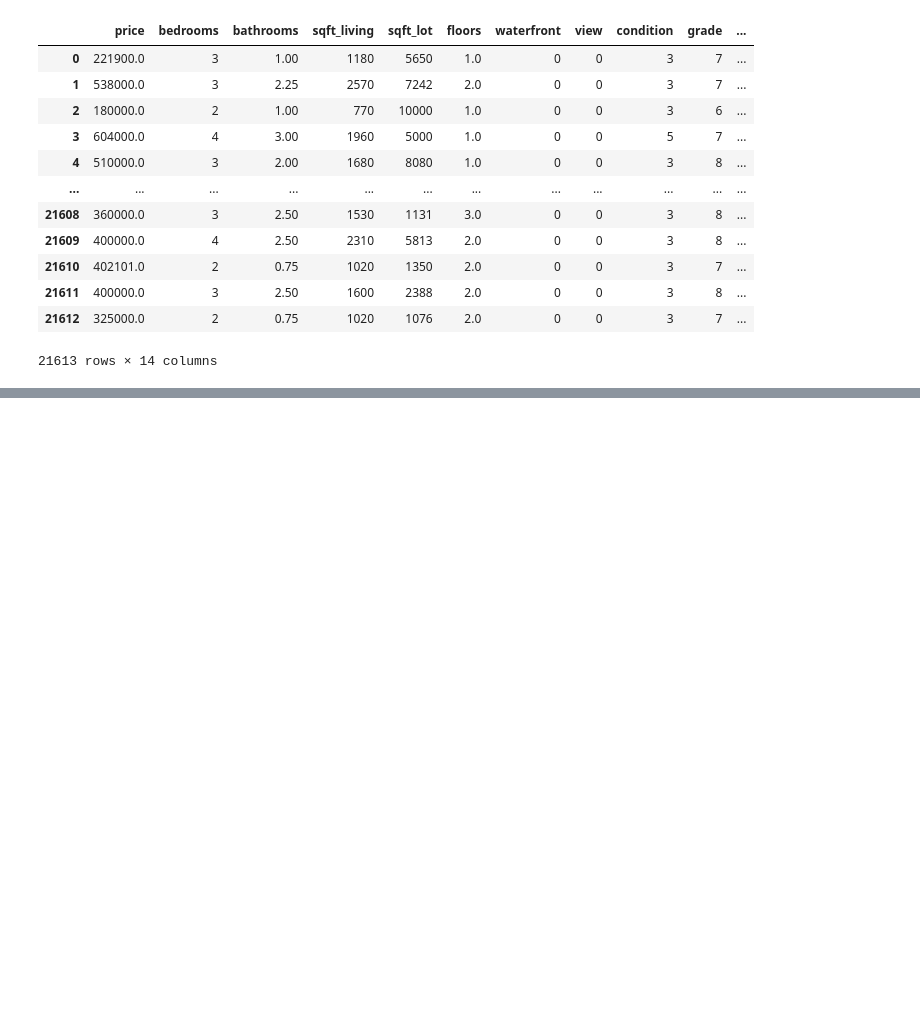
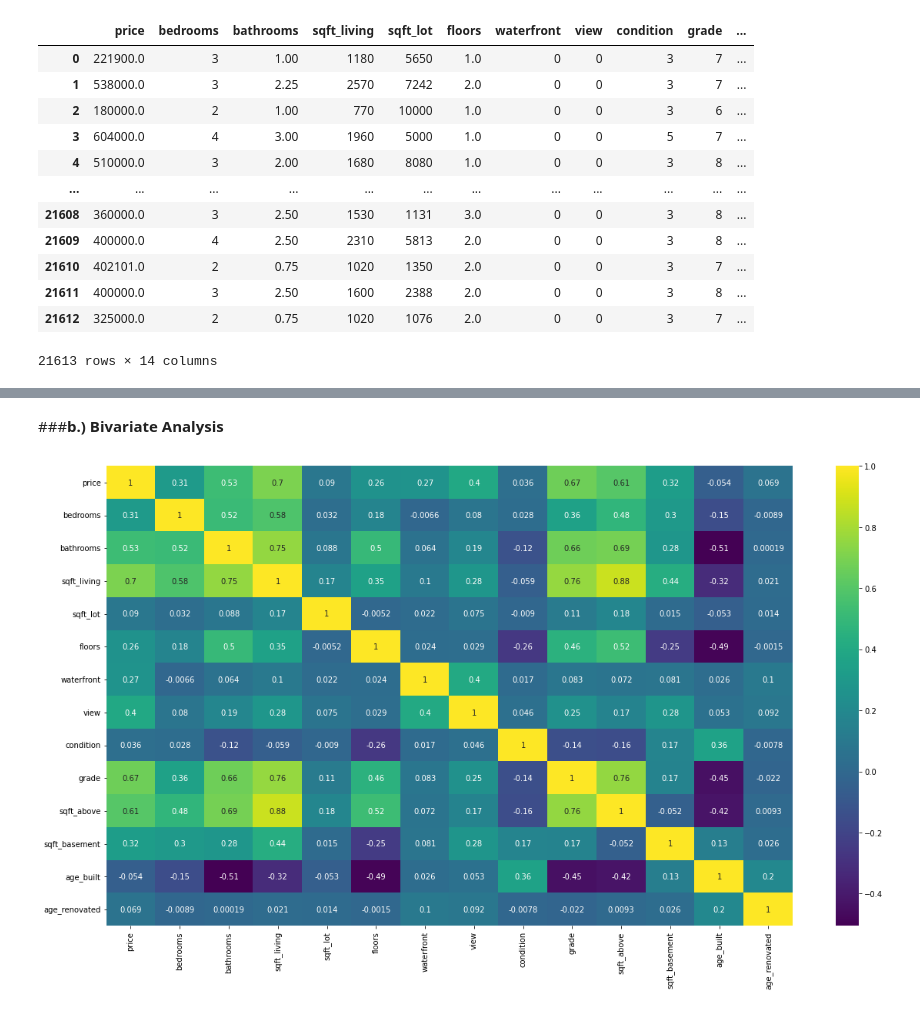
Before and after one commit to kipsangchepesa/Core12_moduleII-IP, a Jupyter notebook: Moringa_Data_Science_core12_ModuleII_W2_Independent_Project_2021_11_Kipsang_Nicholas_Machine_Learning_.ipynb, the cells around one changed output, grey strips where cells are left out. Saved outputs shown, nothing was run; the diff lists cells and outputs as text; code cells hidden in the pictures; blank space fills up the shorter version.

```diff
--- a/Moringa_Data_Science_core12_ModuleII_W2_Independent_Project_2021_11_Kipsang_Nicholas_Machine_Learning_.ipynb
+++ b/Moringa_Data_Science_core12_ModuleII_W2_Independent_Project_2021_11_Kipsang_Nicholas_Machine_Learning_.ipynb
@@ -267,0 +329,10 @@ housing1
+# %% [markdown]
+###**b.) Bivariate Analysis**
+# %%
+#plotting a heatap to show the correlation of our dataset.
+
+plt.figure(figsize=(20,11))
+sns.heatmap(housing1.corr(), cmap="viridis", annot=True)
+plt.show()
+# %% [output]
+[figure, added]
```
Also changed, not shown: parts of 8 cells of this notebook.
